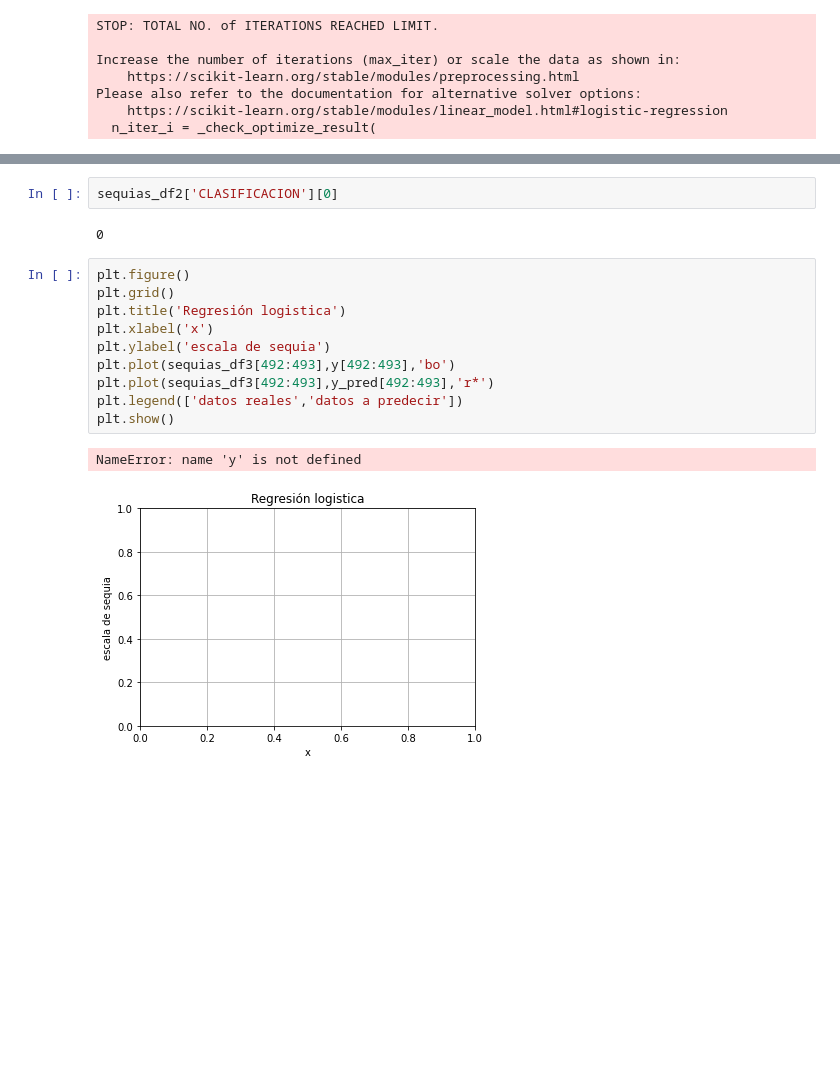
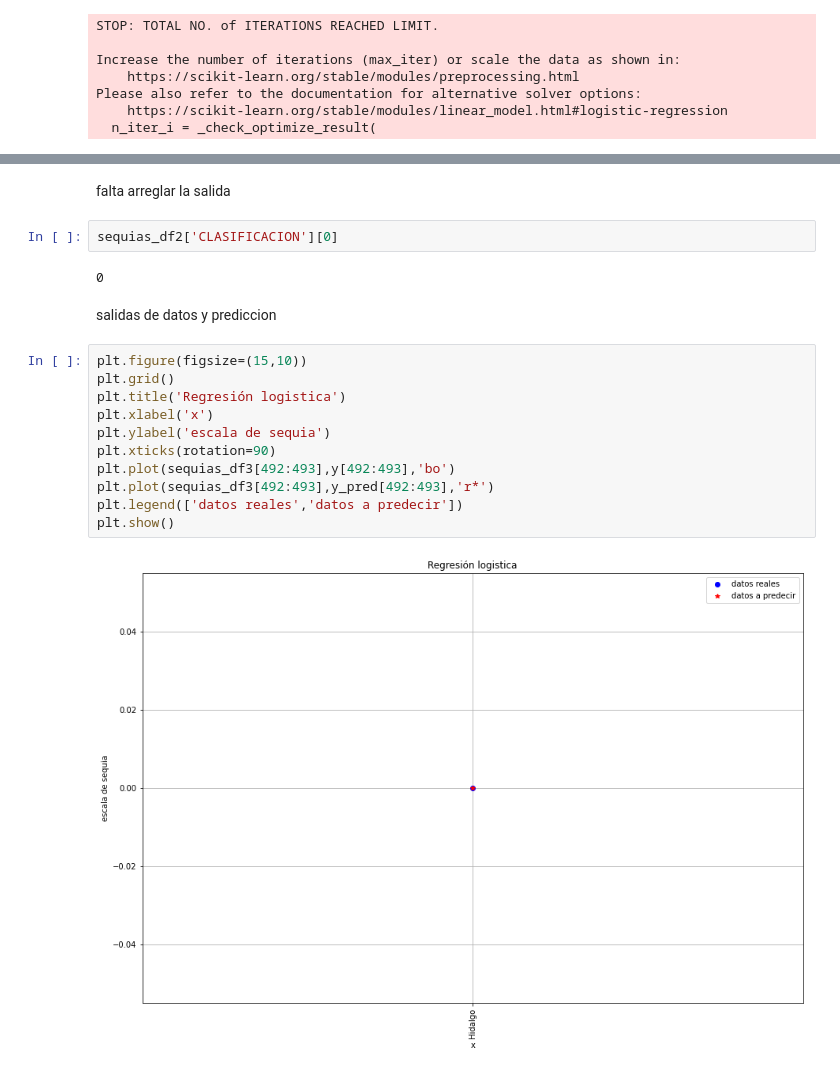
Before and after one commit to urielMontenegro1/datos_de_sequias, a Jupyter notebook: sequias_proyecto.ipynb, the cells around one changed output, grey strips where cells are left out. Saved outputs shown, nothing was run; the diff lists cells and outputs as text; blank space fills up the shorter version.

```diff
--- a/sequias_proyecto.ipynb
+++ b/sequias_proyecto.ipynb
@@ -535,17 +538,21 @@ plt.scatter(sequias_df2.iloc[:493,0],y_pred,s=30, c =colors)
+# %% [markdown]
+falta arreglar la salida
 # %%
 sequias_df2['CLASIFICACION'][0]
 # %% [output]
 0
+# %% [markdown]
+salidas de datos y prediccion
 # %%
-plt.figure()
+plt.figure(figsize=(15,10))
 plt.grid()
 plt.title('Regresión logistica')
 plt.xlabel('x')
 plt.ylabel('escala de sequia')
+plt.xticks(rotation=90)
 plt.plot(sequias_df3[492:493],y[492:493],'bo')
 plt.plot(sequias_df3[492:493],y_pred[492:493],'r*')
 plt.legend(['datos reales','datos a predecir'])
 plt.show()
 # %% [output]
-NameError: name 'y' is not defined
-[figure, old version]
+[figure, new version]
```
Also changed, not shown: parts of 22 cells of this notebook.
